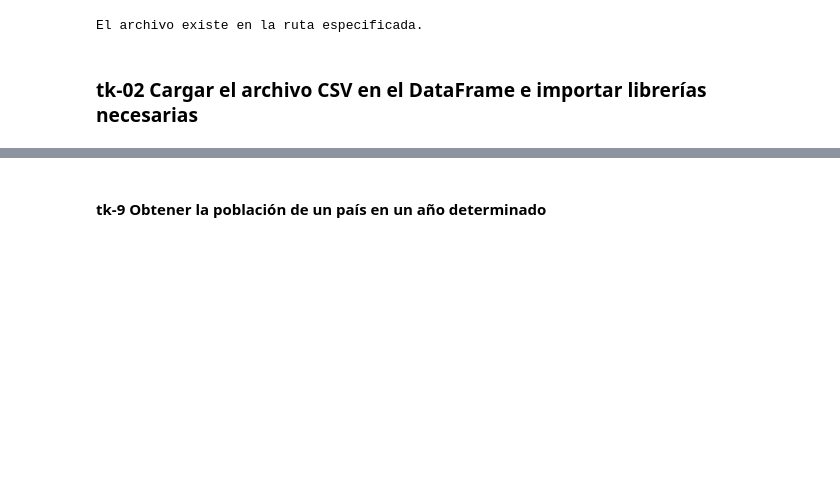
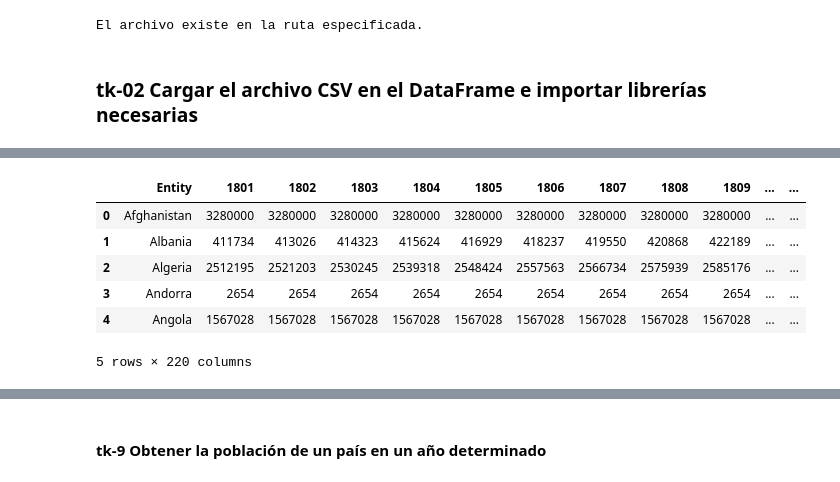
Before and after one commit to Marianod2003/prodat17, a Jupyter notebook: PoblacionMundial.ipynb, the cells around one changed output, grey strips where cells are left out. Saved outputs shown, nothing was run; the diff lists cells and outputs as text; code cells hidden in the pictures; blank space fills up the shorter version.

```diff
--- a/PoblacionMundial.ipynb
+++ b/PoblacionMundial.ipynb
@@ -21,0 +44,11 @@ df_poblacion_mundial = pd.read_csv("./poblacion-mundial.csv")
+# %%
+#Obtener resumen de 5 filas del dataframe
+df_poblacion_mundial.head()
+# %% [output]
+|  | Entity | 1801 | 1802 | 1803 | 1804 | 1805 | 1806 | 1807 | 1808 | 1809 | ... | ... |
+| 0 | Afghanistan | 3280000 | 3280000 | 3280000 | 3280000 | 3280000 | 3280000 | 3280000 | 3280000 | 3280000 | ... | ... |
+| 1 | Albania | 411734 | 413026 | 414323 | 415624 | 416929 | 418237 | 419550 | 420868 | 422189 | ... | ... |
+| 2 | Algeria | 2512195 | 2521203 | 2530245 | 2539318 | 2548424 | 2557563 | 2566734 | 2575939 | 2585176 | ... | ... |
+| 3 | Andorra | 2654 | 2654 | 2654 | 2654 | 2654 | 2654 | 2654 | 2654 | 2654 | ... | ... |
+| 4 | Angola | 1567028 | 1567028 | 1567028 | 1567028 | 1567028 | 1567028 | 1567028 | 1567028 | 1567028 | ... | ... |
+5 rows × 220 columns
```
Also changed, not shown: parts of 12 cells of this notebook.
